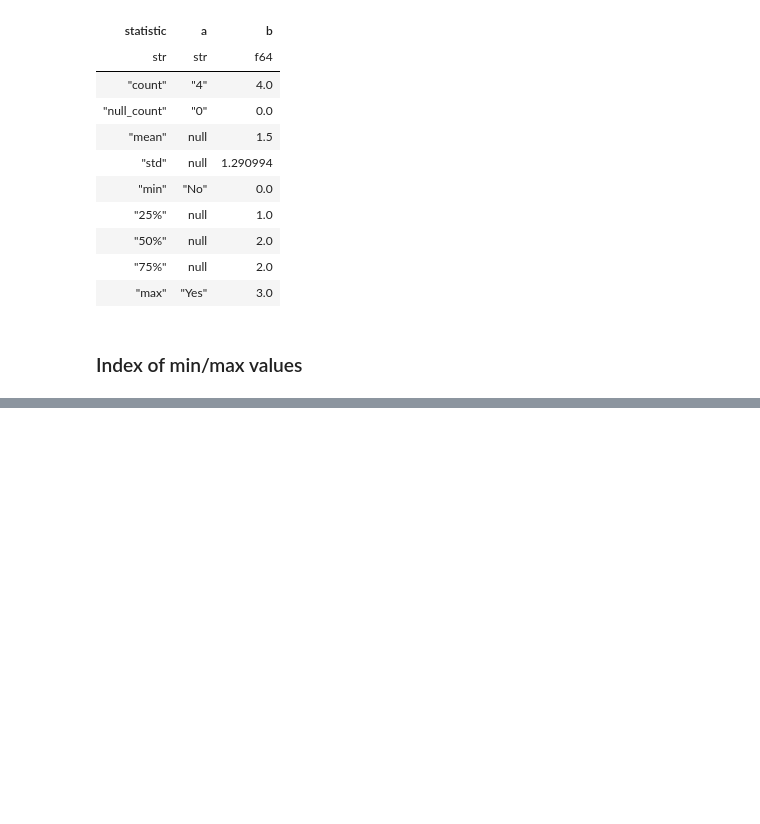
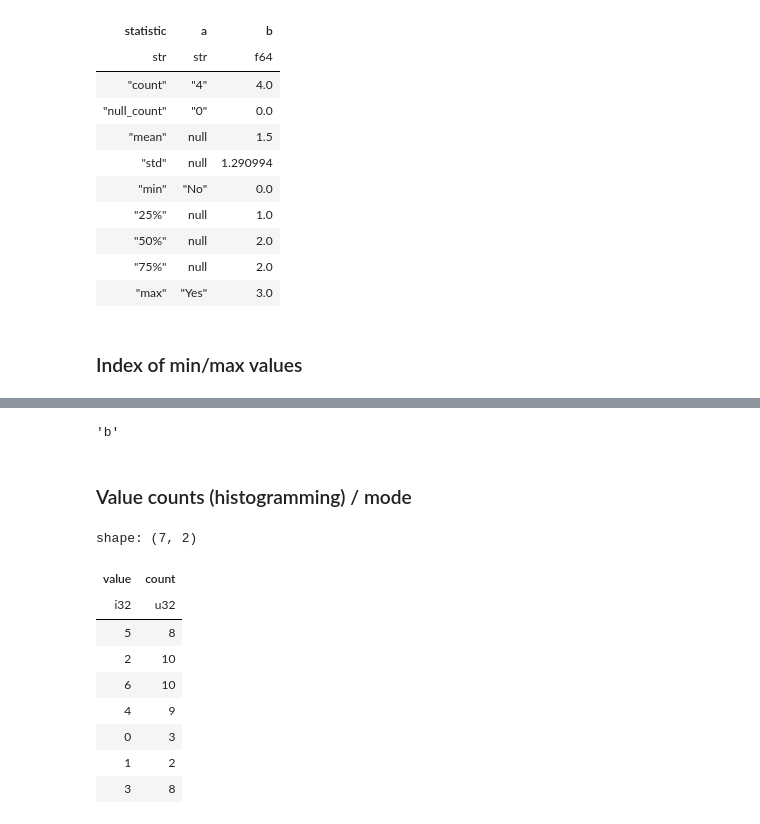
Before and after one commit to ruoyu0088/polars_guide, a Jupyter notebook: polars_guide/520_polars_pandas_basic.ipynb, the cells around one changed output, grey strips where cells are left out. Saved outputs shown, nothing was run; the diff lists cells and outputs as text; code cells hidden in the pictures; blank space fills up the shorter version.

```diff
--- a/polars_guide/520_polars_pandas_basic.ipynb
+++ b/polars_guide/520_polars_pandas_basic.ipynb
@@ -648,0 +717,28 @@ shape: (9, 3)
+# %%
+# df3["A"].idxmin()
+df3.select(
+    pl.col('index').get(pl.col('A').arg_max())
+).item()
+# %% [output]
+'b'
+# %% [markdown]
+### Value counts (histogramming) / mode
+# %%
+data = np.array(
+    [6, 6, 2, 3, 5, 3, 2, 5, 4, 5, 4, 3,
+     4, 5, 0, 2, 0, 4, 2, 0, 3, 2, 2, 5,
+     6, 5, 3, 4, 6, 4, 3, 5, 6, 4, 3, 6,
+     2, 6, 6, 2, 3, 4, 2, 1, 6, 2, 6, 1, 5, 4])
+s = pl.Series('value', data)
+s.value_counts()
+# %% [output]
+shape: (7, 2)
+| value | count |
+| i32 | u32 |
+| 5 | 8 |
+| 2 | 10 |
+| 6 | 10 |
+| 4 | 9 |
+| 0 | 3 |
+| 1 | 2 |
+| 3 | 8 |
```
Also changed, not shown: parts of 18 cells of this notebook, 2 other files.
